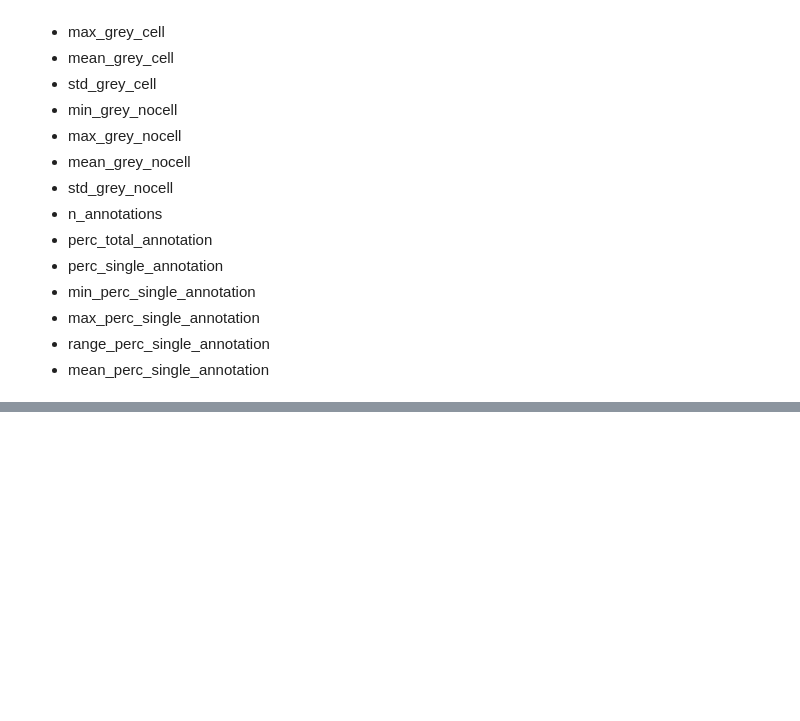
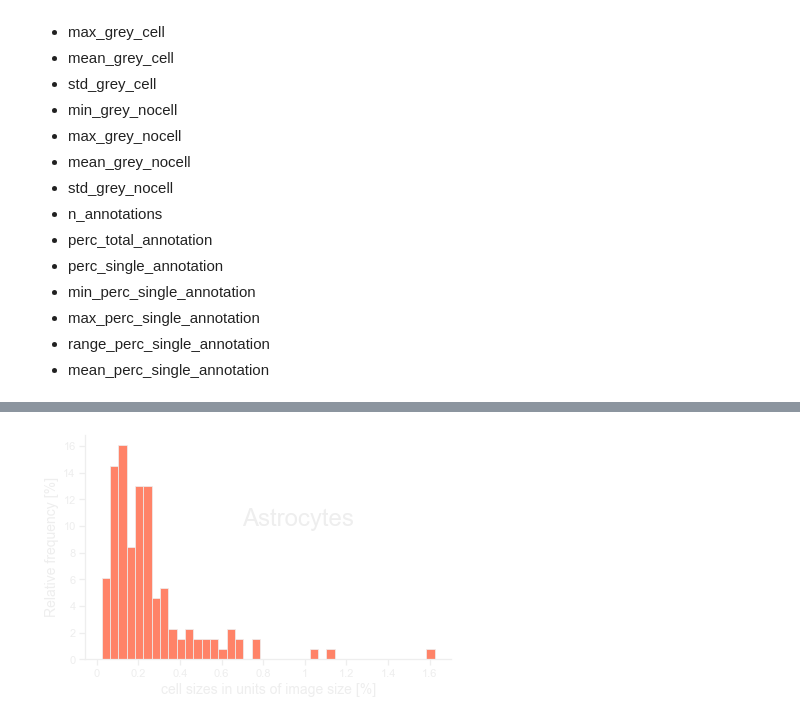
Before and after one commit to TorboXor/WHAT-THE-CELL...-AND-WHERE-, a Jupyter notebook: notebooks/EDA/02_figures.ipynb, the cells around one changed output, grey strips where cells are left out. Saved outputs shown, nothing was run; the diff lists cells and outputs as text; code cells hidden in the pictures; blank space fills up the shorter version.

```diff
--- a/notebooks/EDA/02_figures.ipynb
+++ b/notebooks/EDA/02_figures.ipynb
@@ -72,0 +156,28 @@ ff.scatterplot_and_img(df_uniq, df_uniq["cell_type"].unique(), "min_perc_single_
+# %%
+fontcolor = "#EEEEEE"
+nf_orange = "#FF5A36"
+dfastro = df_uniq.loc[df_uniq['cell_type'] == 'astro']
+ax = sns.histplot(x = dfastro.perc_single_annotation, binwidth = 0.0004,
+                    edgecolor = fontcolor, color = nf_orange, stat='percent')
+
+
+plt.rcParams.update({'text.color' : fontcolor,
+                     'axes.labelcolor' : fontcolor,
+                     'xtick.color' : fontcolor,
+                     'ytick.color' : fontcolor})
+
+ax.set_xlabel('cell sizes in units of image size [%]', fontsize=14)
+ax.set_ylabel('Relative frequency [%]', fontsize=14)
+ax.spines['left'].set_color(fontcolor)
+ax.spines['bottom'].set_color(fontcolor)
+ax.text(0.007, 10, "Astrocytes", fontsize=24)
+ax.set_xticks([0,0.002,0.004,0.006, 0.008, 0.01, 0.012, 0.014, 0.016])
+ax.set_xticklabels([0,0.2,0.4,0.6, 0.8, 1, 1.2, 1.4, 1.6])
+#ax. set(xlim=(0, 0.007))
+
+
+sns.despine(top = True, right = True)
+plt.tight_layout()
+plt.savefig("astro.png", dpi=300, transparent=True)
+# %% [output]
+[figure, added]
```
Also changed, not shown: parts of 8 cells of this notebook.
